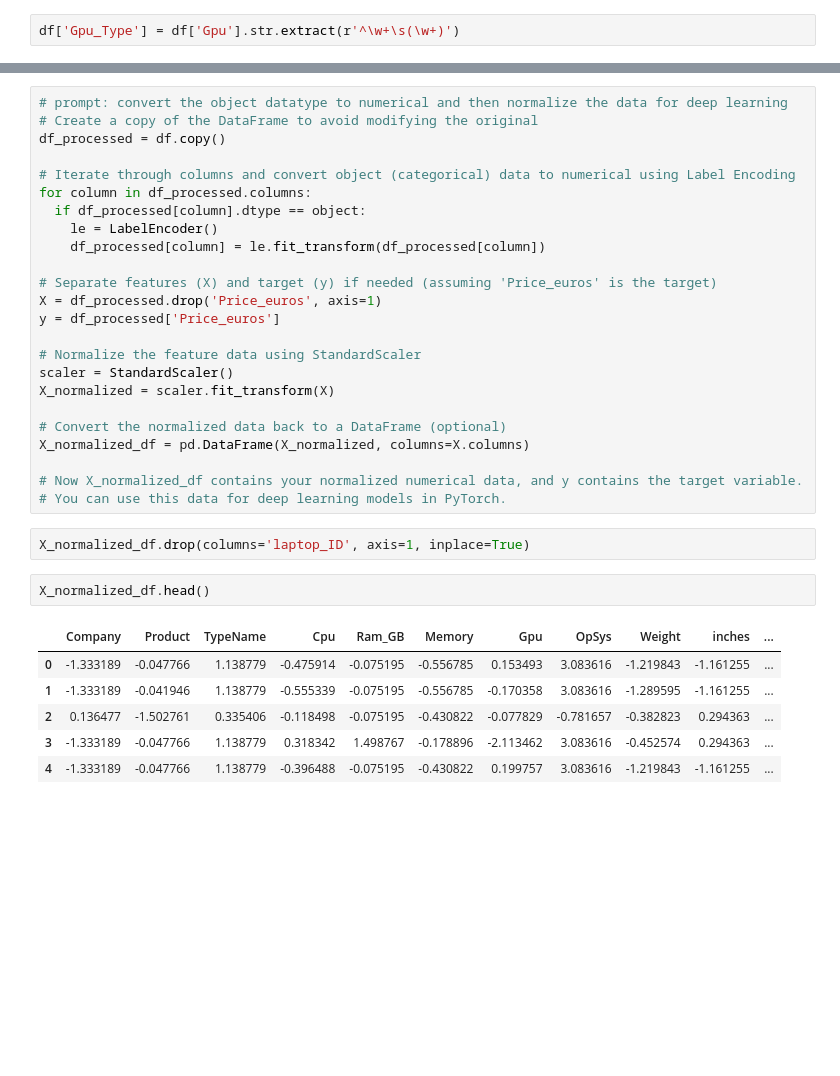
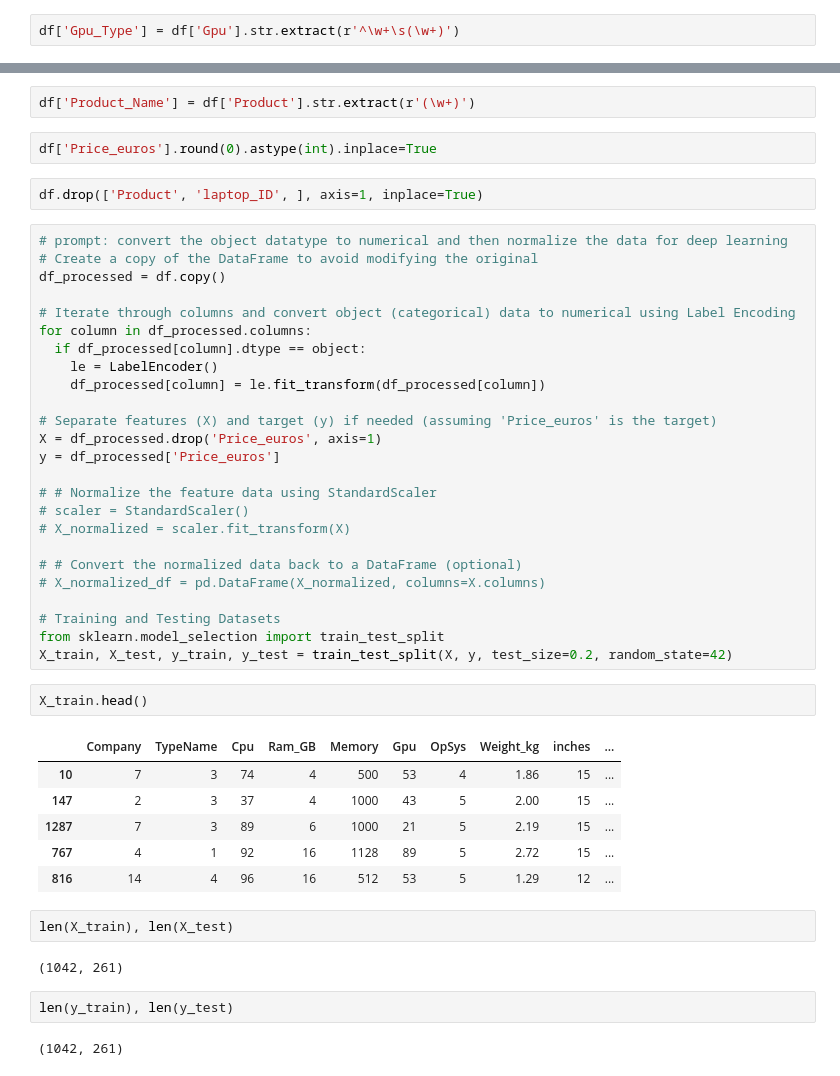
Before and after one commit to adnansherwani/Deep-Learning, a Jupyter notebook: 01__PyTorch_Workflow.ipynb, the cells around one changed output, grey strips where cells are left out. Saved outputs shown, nothing was run; the diff lists cells and outputs as text; blank space fills up the shorter version.

```diff
--- a/01__PyTorch_Workflow.ipynb
+++ b/01__PyTorch_Workflow.ipynb
@@ -368,3 +410,9 @@ dtype: int64
+# %%
+df['Product_Name'] = df['Product'].str.extract(r'(\w+)')
+# %%
+df['Price_euros'].round(0).astype(int).inplace=True
+# %%
+df.drop(['Product', 'laptop_ID', ], axis=1, inplace=True)
 # %%
 # prompt: convert the object datatype to numerical and then normalize the data for deep learning
 # Create a copy of the DataFrame to avoid modifying the original
@@ -380,23 +428,30 @@ for column in df_processed.columns:
 X = df_processed.drop('Price_euros', axis=1)
 y = df_processed['Price_euros']
 
-# Normalize the feature data using StandardScaler
-scaler = StandardScaler()
-X_normalized = scaler.fit_transform(X)
+# # Normalize the feature data using StandardScaler
+# scaler = StandardScaler()
+# X_normalized = scaler.fit_transform(X)
 
-# Convert the normalized data back to a DataFrame (optional)
-X_normalized_df = pd.DataFrame(X_normalized, columns=X.columns)
+# # Convert the normalized data back to a DataFrame (optional)
+# X_normalized_df = pd.DataFrame(X_normalized, columns=X.columns)
 
-# Now X_normalized_df contains your normalized numerical data, and y contains the target variable.
-# You can use this data for deep learning models in PyTorch.
+# Training and Testing Datasets
+from sklearn.model_selection import train_test_split
+X_train, X_test, y_train, y_test = train_test_split(X, y, test_size=0.2, random_state=42)
-# %%
-X_normalized_df.drop(columns='laptop_ID', axis=1, inplace=True)
 # %%
-X_normalized_df.head()
+X_train.head()
 # %% [output]
-|  | Company | Product | TypeName | Cpu | Ram_GB | Memory | Gpu | OpSys | Weight | inches | ... |
-| 0 | -1.333189 | -0.047766 | 1.138779 | -0.475914 | -0.075195 | -0.556785 | 0.153493 | 3.083616 | -1.219843 | -1.161255 | ... |
-| 1 | -1.333189 | -0.041946 | 1.138779 | -0.555339 | -0.075195 | -0.556785 | -0.170358 | 3.083616 | -1.289595 | -1.161255 | ... |
-| 2 | 0.136477 | -1.502761 | 0.335406 | -0.118498 | -0.075195 | -0.430822 | -0.077829 | -0.781657 | -0.382823 | 0.294363 | ... |
-| 3 | -1.333189 | -0.047766 | 1.138779 | 0.318342 | 1.498767 | -0.178896 | -2.113462 | 3.083616 | -0.452574 | 0.294363 | ... |
-| 4 | -1.333189 | -0.047766 | 1.138779 | -0.396488 | -0.075195 | -0.430822 | 0.199757 | 3.083616 | -1.219843 | -1.161255 | ... |
+|  | Company | TypeName | Cpu | Ram_GB | Memory | Gpu | OpSys | Weight_kg | inches | ... |
+| 10 | 7 | 3 | 74 | 4 | 500 | 53 | 4 | 1.86 | 15 | ... |
+| 147 | 2 | 3 | 37 | 4 | 1000 | 43 | 5 | 2.00 | 15 | ... |
+| 1287 | 7 | 3 | 89 | 6 | 1000 | 21 | 5 | 2.19 | 15 | ... |
+| 767 | 4 | 1 | 92 | 16 | 1128 | 89 | 5 | 2.72 | 15 | ... |
+| 816 | 14 | 4 | 96 | 16 | 512 | 53 | 5 | 1.29 | 12 | ... |
+# %%
+len(X_train), len(X_test)
+# %% [output]
+(1042, 261)
+# %%
+len(y_train), len(y_test)
+# %% [output]
+(1042, 261)
```
Also changed, not shown: parts of 19 cells of this notebook.
